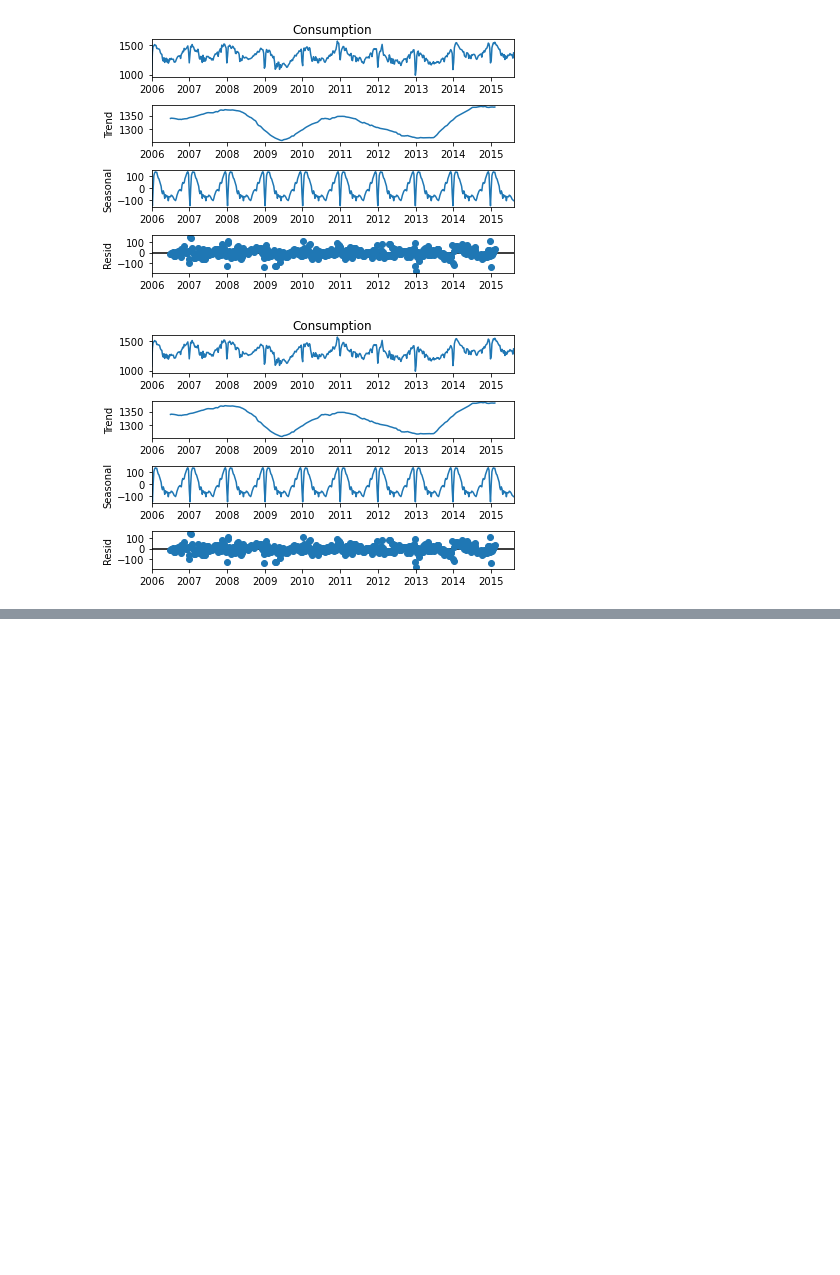
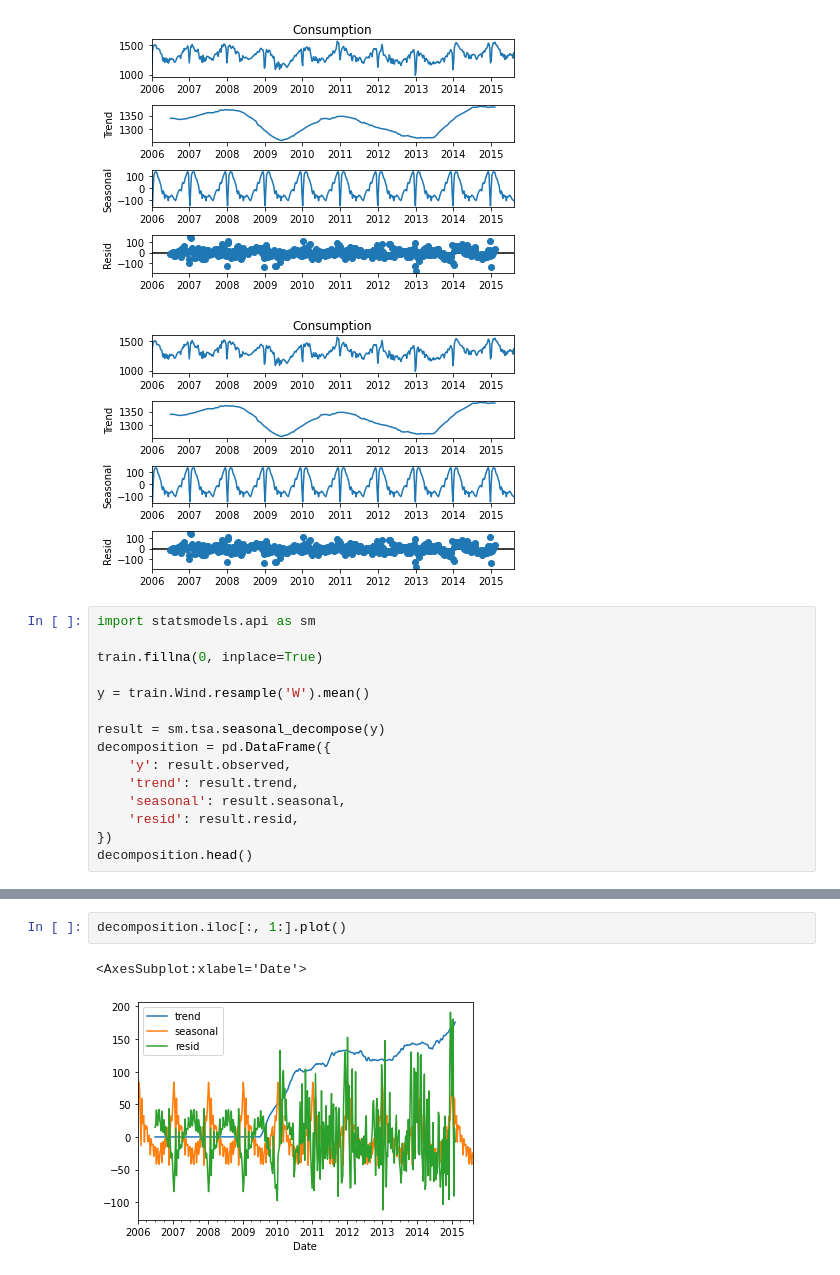
Before and after one commit to veronica-f-reyes/time-series-exercises, a Jupyter notebook: explore.ipynb, the cells around one changed output, grey strips where cells are left out. Saved outputs shown, nothing was run; the diff lists cells and outputs as text; blank space fills up the shorter version.

```diff
--- a/explore.ipynb
+++ b/explore.ipynb
@@ -436,3 +436,18 @@ result.plot()
 # %% [output]
 [figure]
 [figure]
+# %%
+import statsmodels.api as sm
+
+train.fillna(0, inplace=True)
+
+y = train.Wind.resample('W').mean()
+
+result = sm.tsa.seasonal_decompose(y)
+decomposition = pd.DataFrame({
+    'y': result.observed,
+    'trend': result.trend,
+    'seasonal': result.seasonal,
+    'resid': result.resid,
+})
+decomposition.head()
@@ -438,0 +466,5 @@ result.plot()
+# %%
+decomposition.iloc[:, 1:].plot()
+# %% [output]
+<AxesSubplot:xlabel='Date'>
+[figure, added]
```
Also changed, not shown: parts of 9 cells of this notebook, 1 other file.
